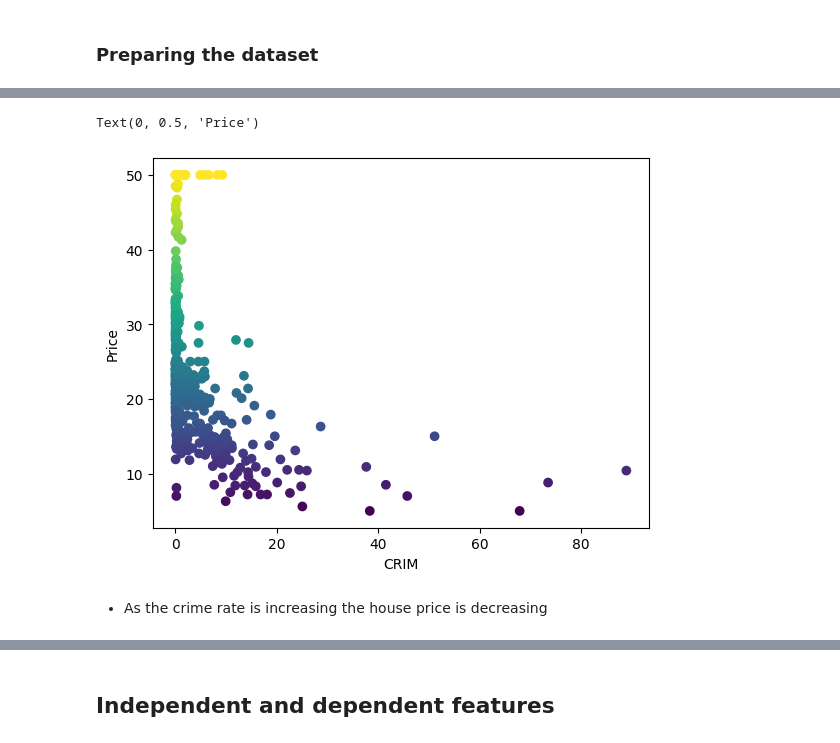
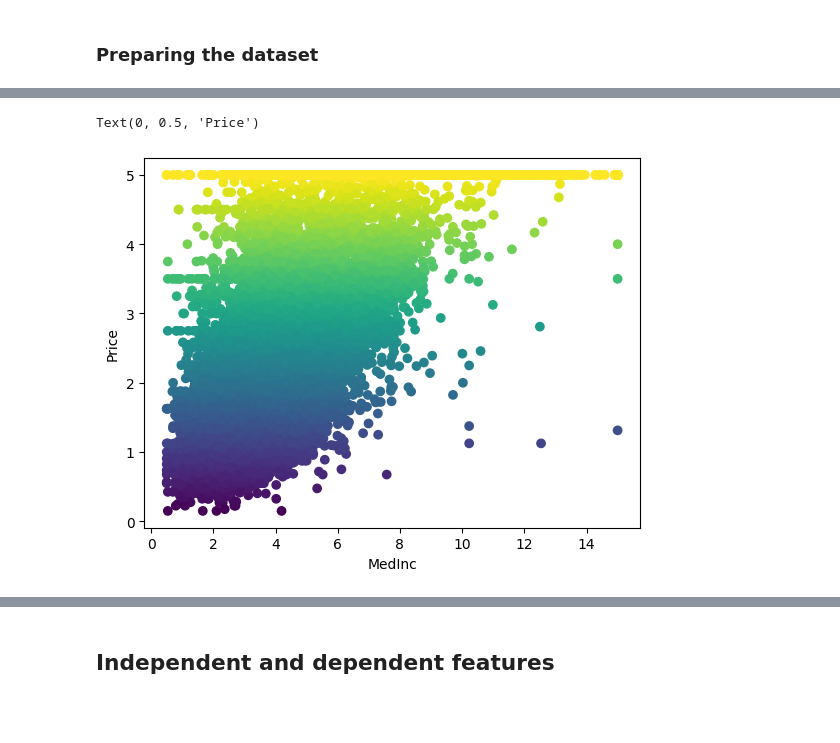
Before and after one commit to nayan1306/BostonHousePricing, a Jupyter notebook: Linear regression model.ipynb, the cells around one changed output, grey strips where cells are left out. Saved outputs shown, nothing was run; the diff lists cells and outputs as text; code cells hidden in the pictures; blank space fills up the shorter version.

```diff
--- a/Linear regression model.ipynb
+++ b/Linear regression model.ipynb
@@ -12,3 +12,3 @@ import matplotlib.pyplot as plt
 # %%
-from sklearn.datasets import load_boston
-housing = load_boston()
+from sklearn.datasets import fetch_california_housing
+housing = fetch_california_housing()
@@ -187,9 +144,7 @@ sns.pairplot(dataset)
 # %%
-plt.scatter(dataset['CRIM'], dataset['Price'],c=dataset['Price'])
-plt.xlabel('CRIM')
+plt.scatter(dataset['MedInc'], dataset['Price'],c=dataset['Price'])
+plt.xlabel('MedInc')
 plt.ylabel('Price')
 # %% [output]
 Text(0, 0.5, 'Price')
-[figure, old version]
+[figure, new version]
-# %% [markdown]
-- As the crime rate is increasing the house price is decreasing
```
Also changed, not shown: parts of 39 cells of this notebook, 6 other files.
